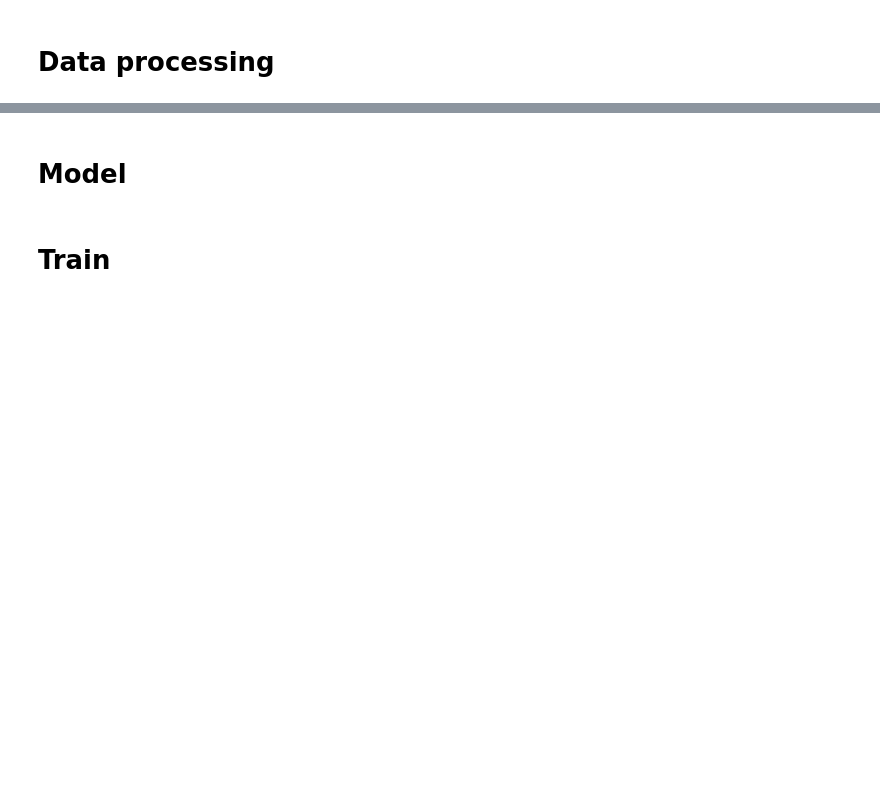
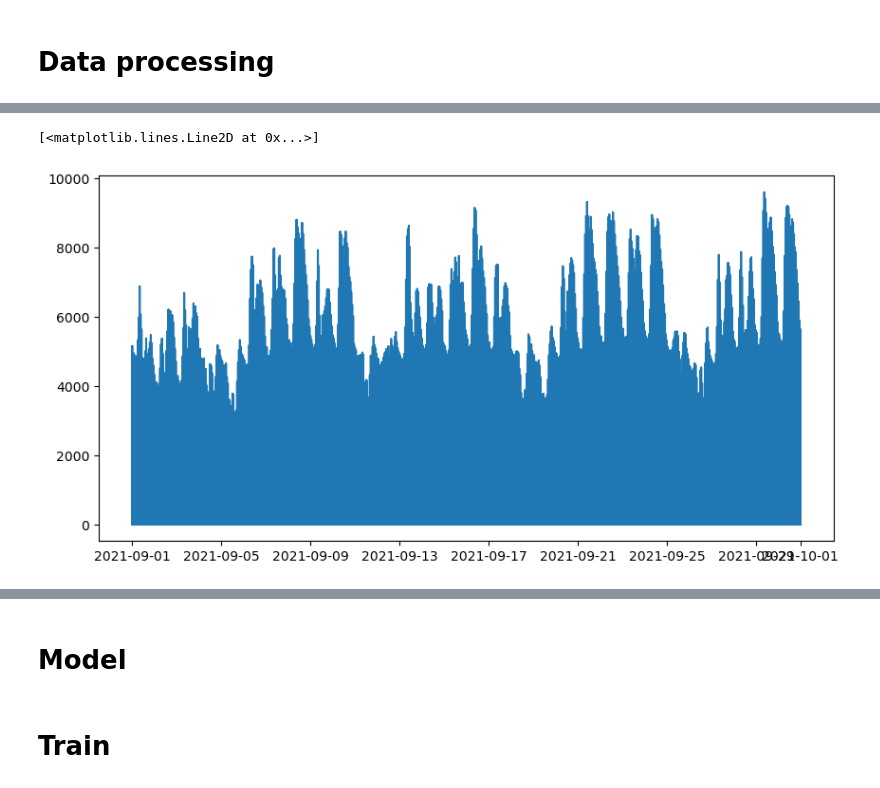
Before and after one commit to Accoutant/kaggle_competition, a Jupyter notebook: models/train-and-predict.ipynb, the cells around one changed output, grey strips where cells are left out. Cells and saved outputs as stored; diff of their text form; code cells hidden in the pictures; blank space fills up the shorter version.

```diff
--- a/models/train-and-predict.ipynb
+++ b/models/train-and-predict.ipynb
@@ -16,0 +64,8 @@ root_path = '../data/'
+# %%
+# 放大到一个月
+train_month = train_show.loc[pd.date_range('2021-9-1', '2021-10-1', freq='H')]
+plt.figure(figsize=(10, 5))
+plt.plot(train_month.index, train_month['target'])
+# %% [output]
+[<matplotlib.lines.Line2D at 0x...>]
+[figure, added]
```
Also changed, not shown: parts of 20 cells of this notebook, 3 other files.
